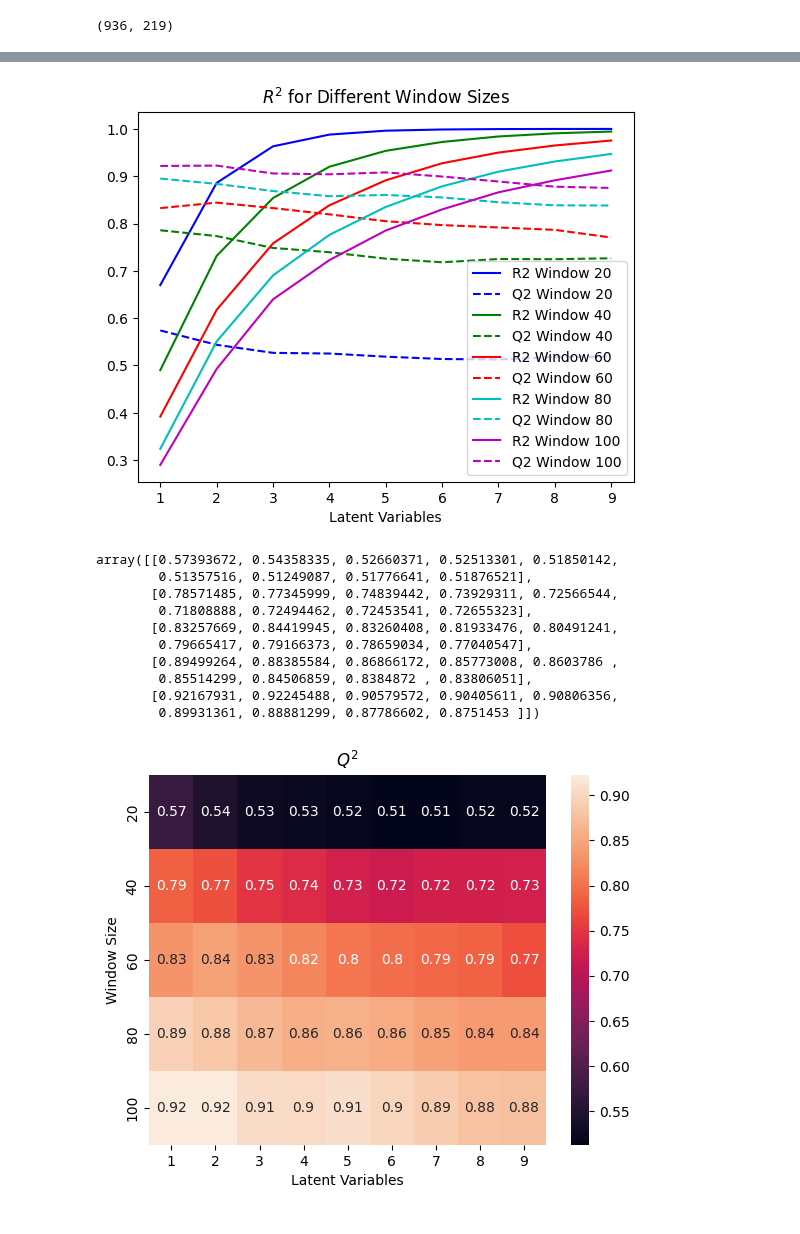
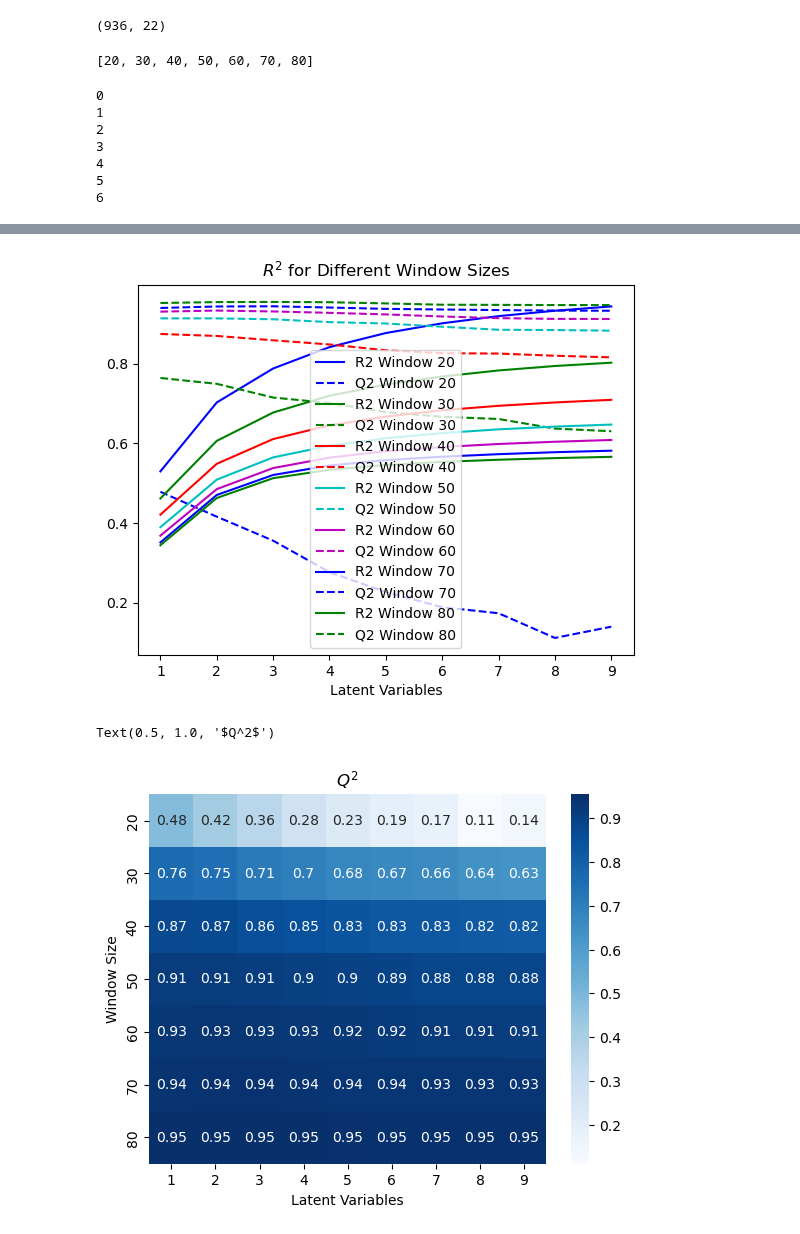
Before and after one commit to PauliAnt/ADAML_PA, a Jupyter notebook: week07_dynamic_model.ipynb, the cells around one changed output, grey strips where cells are left out. Drawn from its saved outputs; the diff is of its cells as text; code cells hidden in the pictures.

Commit message:
variable selection dynamic model

```diff
--- a/week07_dynamic_model.ipynb
+++ b/week07_dynamic_model.ipynb
@@ -1,7 +1,7 @@
 # %%
 import h5py
 import pandas as pd
-with pd.HDFStore('MiningProcess_Flotation_Plant_Database_train_split.h5') as store:
+with pd.HDFStore('MiningProcess_Flotation_Plant_Database_train_split_variables_removed.h5') as store:
     X_cal = store.get('X_cal')
     Y_cal = store.get('Y_cal')
     X_test = store.get('X_test')
@@ -13,7 +13,7 @@ Y = Y_cal.values
 
 X.shape
 # %% [output]
-(936, 219)
+(936, 22)
 # %%
 from sklearn.cross_decomposition import PLSRegression
 from sklearn.preprocessing import StandardScaler
@@ -22,18 +22,19 @@ from sklearn.metrics import r2_score
 import numpy as np
 
 lv_nums = 9
-n_pred_obs = 5
+n_pred_obs = 3
 
-windows = [20, 40, 60, 80, 100]
+windows = [20,30,40,50,60,70,80]
 R2_mean = np.zeros((len(windows),lv_nums))
 Q2_mean = np.zeros((len(windows),lv_nums))
 coefs = np.zeros((len(windows),lv_nums, X.shape[1]))
 for ii,window_size in enumerate(windows):
+# for ii,window_size in enumerat e([100]):
 
     N_seg = X.shape[0]-window_size-n_pred_obs
     for latent_variables in range(1,lv_nums+1):
+    # for latent_variables in [2]:
         model = make_pipeline(StandardScaler(), PLSRegression(n_components=latent_variables))
-        current_time = window_size
         R2 = []
         Q2 = []
         for seg in range(N_seg):
@@ -46,12 +47,19 @@ for ii,window_size in enumerate(windows):
             Y_seg_cal = Y[ seg:seg+window_size ]
             Y_seg_test = Y[ seg+window_size:seg+window_size+n_pred_obs ]
 
+            # Center Y
+            # Y_seg_cal = Y_seg_cal - Y_seg_cal.mean()
+            # Y_seg_test = Y_seg_test - Y_seg_test.mean()
+
             model.fit(X_seg_cal, Y_seg_cal)
-
-            coefs[ii,latent_variables-1,:] = model.named_steps['plsregression'].coef_
 
             Y_cal_pred = model.predict(X_seg_cal)
             Y_test_pred = model.predict(X_seg_test)
+
+            outlier_mask =  (Y_test_pred < 0) | (Y_test_pred > 6) | (abs(Y_test_pred - Y_seg_cal[-1])>4)
+
+            # Replace outliers with previous predicted value
+            Y_test_pred[outlier_mask] = Y_seg_cal[-1]
 
             # Calculate R2
             TSSRes  = np.sum( ( Y_seg_cal - np.mean(Y_seg_cal) )**2 );
@@ -60,35 +68,37 @@ for ii,window_size in enumerate(windows):
 
             # Calculate Q2
             pRESS = np.sum( ( Y_seg_test - Y_test_pred )**2 )
+            Q2_val = 1 - pRESS / TSSRes
+            Q2.append(Q2_val)
 
-            Q2_val = 1 - pRESS / TSSRes
 
-            if abs( Q2_val ) < 1:
-                Q2.append(Q2_val)
 
             # R2.append(r2_score(Y_seg_cal,Y_cal_pred))
             # Q2.append(r2_score(Y_seg_test,Y_test_pred))
 
             # current_time += 1
-
-
         R2_mean[ii,latent_variables-1] = np.mean(R2)
         Q2_mean[ii,latent_variables-1] = np.mean(Q2)
+# %%
+windows
+# %% [output]
+[20, 30, 40, 50, 60, 70, 80]
 # %%
 import matplotlib.pyplot as plt
 import seaborn as sns
-
+windows = [20,30,40,50,60,70,80]
 heatmap_R2 = plt.figure()
-sns.heatmap(R2_mean, annot=True, xticklabels=range(1,lv_nums+1), yticklabels=windows)
+sns.heatmap(R2_mean, annot=True, xticklabels=range(1,lv_nums+1), yticklabels=windows,cmap='Blues')
 plt.ylabel('Window Size')
 plt.xlabel('Latent Variables')
 plt.title(r'$R^2$')
 
 plt.figure()
-colors = ['b', 'g', 'r', 'c', 'm']
+colors = ['b', 'g', 'r', 'c', 'm','b', 'g', 'r', 'c', 'm']
 for i in range(R2_mean.shape[0]):
     plt.plot(range(1, lv_nums + 1), R2_mean[i, :], label=f'R2 Window {windows[i]}', color=colors[i])
     plt.plot(range(1, lv_nums + 1), Q2_mean[i, :], label=f'Q2 Window {windows[i]}', linestyle='--', color=colors[i])
+    print(i)
 plt.xlabel('Latent Variables')
 # plt.ylabel(r'$R^2$')
 plt.title(r'$R^2$ for Different Window Sizes')
@@ -96,7 +106,7 @@ plt.legend()
 plt.show()
 
 heatmap_Q2 = plt.figure()
-sns.heatmap(Q2_mean, annot=True, xticklabels=range(1,lv_nums+1), yticklabels=windows)
+sns.heatmap(Q2_mean, annot=True, xticklabels=range(1,lv_nums+1), yticklabels=windows,cmap='Blues')
 plt.ylabel('Window Size')
 plt.xlabel('Latent Variables')
 plt.title(r'$Q^2$')
@@ -104,3 +114,10 @@ plt.title(r'$Q^2$')
 # plt.plot(Q2_mean[0:,:2].T)
 # plt.ylim(-10,1.1)
 # %% [output]
+0
+1
+2
+3
+4
+5
+6
@@ -108,12 +125,3 @@ plt.title(r'$Q^2$')
-[figure, old version]
+[figure, new version]
-array([[0.57393672, 0.54358335, 0.52660371, 0.52513301, 0.51850142,
-        0.51357516, 0.51249087, 0.51776641, 0.51876521],
-       [0.78571485, 0.77345999, 0.74839442, 0.73929311, 0.72566544,
-        0.71808888, 0.72494462, 0.72453541, 0.72655323],
-       [0.83257669, 0.84419945, 0.83260408, 0.81933476, 0.80491241,
-        0.79665417, 0.79166373, 0.78659034, 0.77040547],
-       [0.89499264, 0.88385584, 0.86866172, 0.85773008, 0.8603786 ,
-        0.85514299, 0.84506859, 0.8384872 , 0.83806051],
-       [0.92167931, 0.92245488, 0.90579572, 0.90405611, 0.90806356,
-        0.89931361, 0.88881299, 0.87786602, 0.8751453 ]])
+Text(0.5, 1.0, '$Q^2$')
-[figure, old version]
+[figure, new version]
```
Also changed, not shown: parts of 5 cells of this notebook, 2 other files.
